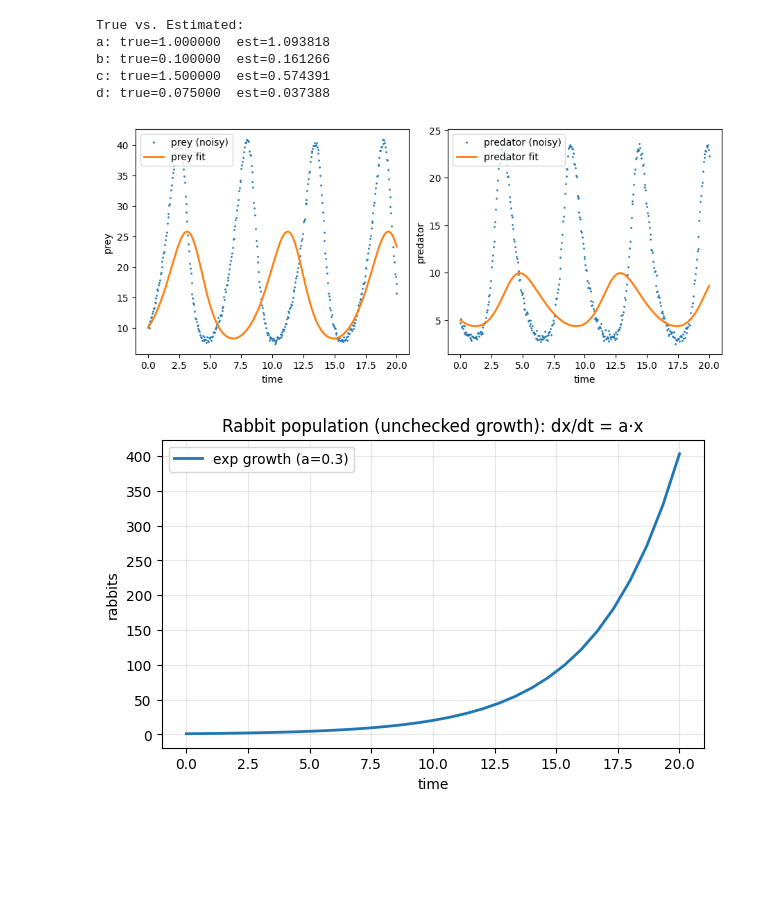
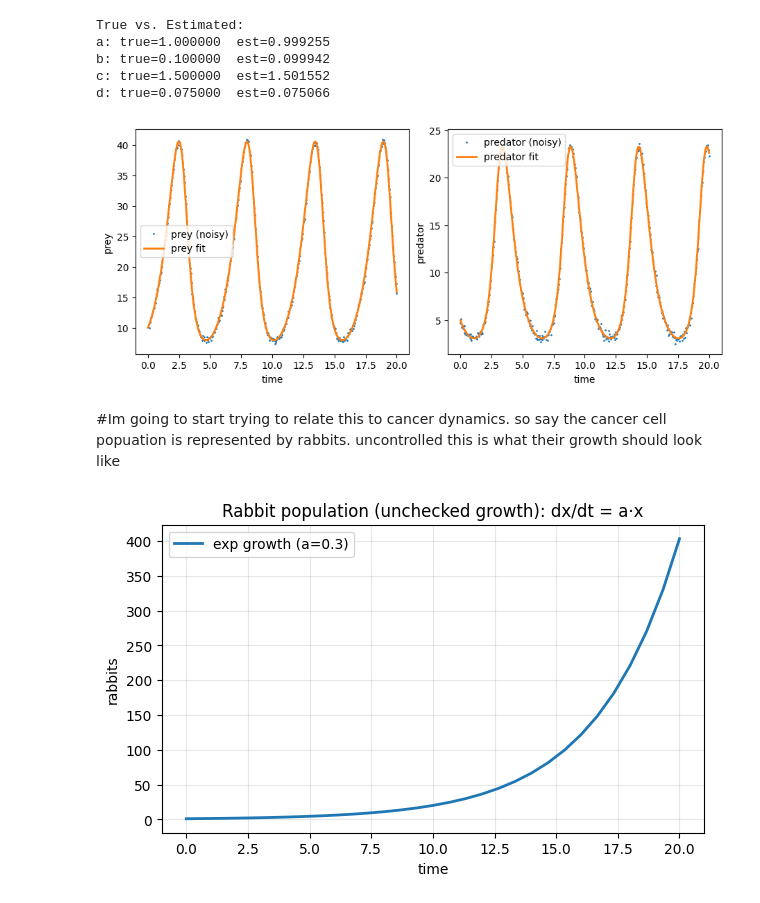
Before and after one commit to Elijo4257/Capstone, a Jupyter notebook: pred-prey.ipynb, the cells around one changed output. Cells and saved outputs as stored; diff of their text form; code cells hidden in the pictures; blank space fills up the shorter version.

```diff
--- a/pred-prey.ipynb
+++ b/pred-prey.ipynb
@@ -33,11 +33,12 @@ t_eval = np.linspace(spec.t0, spec.t1, spec.n)
 
 sol_true = solve_ivp(  #ode solver
     #z'(t) = f(t, z(t)) - integrates the system of odes at time t
+    #z(t) = the state of the popualtions (rabbits, wolves)
     lambda t, z: lv(t, z, *true_params),
     # this is gets the values of pred and prey at time t, unpacks true param into lv (a,b,c,d)
     (spec.t0, spec.t1), #start and end time
     [spec.x0, spec.y0], #start populations for pred and prey
-    t_eval=t_eval,
+    t_eval=t_eval, #points at which to report values from the model
     rtol=1e-8, # relative tolerance (controls proportional accuracy)
      atol=1e-10 # absolute tolerance (controls floor of accuracy for tiny numbers)
 )
@@ -45,6 +46,8 @@ sol_true = solve_ivp(  #ode solver
 rng = np.random.default_rng(42)
 Y_clean = sol_true.y.T                            # shape (401, 2)
 Y_noisy = Y_clean + spec.sigma * rng.standard_normal(Y_clean.shape)  #generating noisy dataset
+
+#can asuume that the noise is negigible sp i can remove
 
 #2) Define loss and refit parameters
 
@@ -64,36 +67,36 @@ def simulate(params):
 # Residuals (stack prey and predator residuals)
 def residuals(theta_log):
     theta = np.exp(theta_log)
     Y_hat = simulate(theta) #run model with guessing parameters
     return (Y_hat - Y_noisy).ravel() #difference between guess and simulated data
 
-theta0 = np.log(np.array([0.8, 0.08, 1.2, 0.05]))  # rough initial guess
+theta0 = np.log(np.array([0.8, 0.08, 1.5, 0.06]))  # rough initial guess
 res = least_squares(residuals, theta0, method="trf", ftol=1e-10, xtol=1e-10, gtol=1e-10, max_nfev=200) # optimizer
 #continuously runs until we find a values for parameters that minimize the resiudal beteween simulated and guessing data
 
 
 est_params = np.exp(res.x)
 names = ["a", "b", "c", "d"]
 print("True vs. Estimated:")
 for n, t, e in zip(names, true_params, est_params):
     print(f"{n}: true={t:.6f}  est={e:.6f}")
 
 # Plot
 Y_fit = simulate(est_params)
 fig, ax = plt.subplots(1, 2, figsize=(9, 3.8), constrained_layout=True)
 ax[0].plot(t_eval, Y_noisy[:,0], ".", ms=2, label="prey (noisy)")
 ax[0].plot(t_eval, Y_fit[:,0], "-", lw=2, label="prey fit")
 ax[0].set_xlabel("time"); ax[0].set_ylabel("prey"); ax[0].legend()
 
 ax[1].plot(t_eval, Y_noisy[:,1], ".", ms=2, label="predator (noisy)")
 ax[1].plot(t_eval, Y_fit[:,1], "-", lw=2, label="predator fit")
 ax[1].set_xlabel("time"); ax[1].set_ylabel("predator"); ax[1].legend()
 
 plt.show()
 # %% [output]
 True vs. Estimated:
-a: true=1.000000  est=1.093818
-b: true=0.100000  est=0.161266
-c: true=1.500000  est=0.574391
-d: true=0.075000  est=0.037388
+a: true=1.000000  est=0.999255
+b: true=0.100000  est=0.099942
+c: true=1.500000  est=1.501552
+d: true=0.075000  est=0.075066
-[figure, old version]
+[figure, new version]
@@ -132,3 +103,5 @@ return
+# %% [markdown]
+#Im going to start trying to relate this to cancer dynamics. so say the cancer cell popuation is represented by rabbits. uncontrolled this is what their growth should look like
 # %%
 import numpy as np
 from dataclasses import dataclass
```
Also changed, not shown: parts of 11 cells of this notebook, 2 other files.
